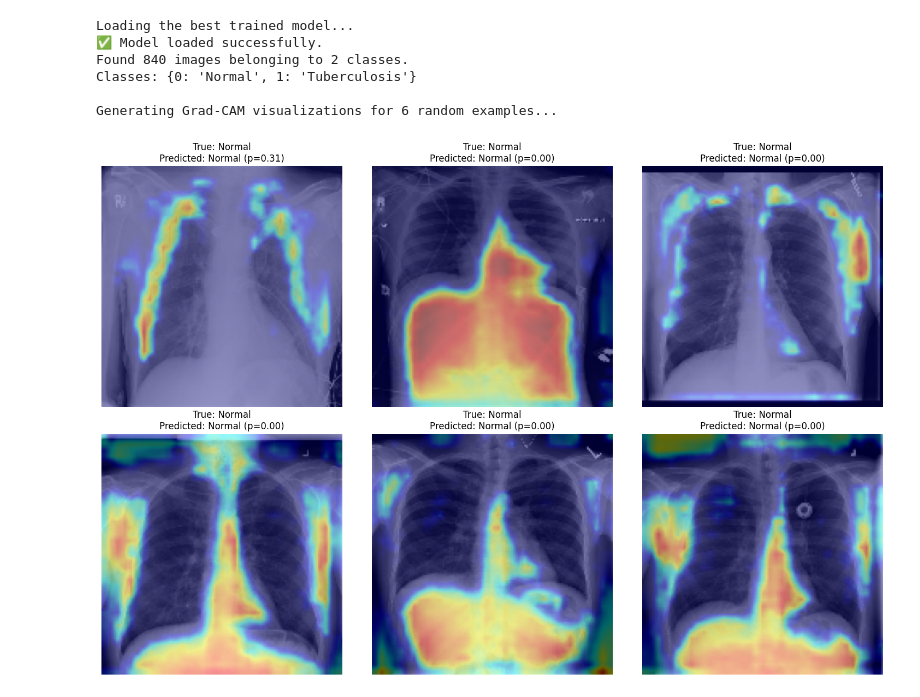
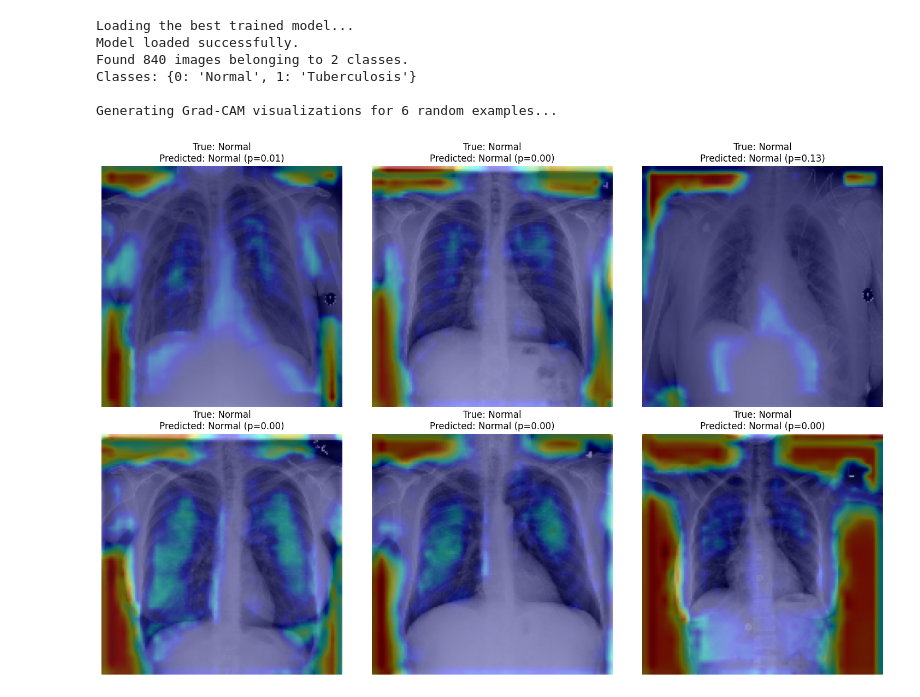
Before and after one commit to imenbenhenda/chest-xray-tuberculosis-classifier, a Jupyter notebook: notebooks/explainability_gradcam.ipynb, the cells around one changed output. Saved outputs shown, nothing was run; the diff lists cells and outputs as text; code cells hidden in the pictures.

```diff
--- a/notebooks/explainability_gradcam.ipynb
+++ b/notebooks/explainability_gradcam.ipynb
@@ -5,17 +5,25 @@
 
 # --- 1. Library Imports and Configuration ---
 import os
+import random
 import numpy as np
 import cv2
 import tensorflow as tf
+import matplotlib.pyplot as plt
 from tensorflow.keras.models import load_model
 from tensorflow.keras.preprocessing.image import ImageDataGenerator
-import matplotlib.pyplot as plt
 
-# --- 2. Load Best Model and Validation Data ---
+# --- 2. Reproducibility Setup ---
+# Fix random seeds to ensure consistent results across runs
+SEED = 42
+random.seed(SEED)
+np.random.seed(SEED)
+tf.random.set_seed(SEED)
+
+# --- 3. Load Best Model and Validation Data ---
 print("Loading the best trained model...")
 model = load_model('../model/tb_cnn_model_best.keras')
-print("✅ Model loaded successfully.")
+print("Model loaded successfully.")
 
 # Prepare a data generator to fetch validation images for visualization
 DATA_DIR = os.path.join('..', 'data', 'TB_Chest_Radiography_Database')
@@ -24,17 +32,21 @@ validation_generator = validation_datagen.flow_from_directory(
     DATA_DIR,
     subset='validation',
     target_size=(150, 150),
-    batch_size=1, # Process one image at a time
+    batch_size=1,
     class_mode='binary',
-    shuffle=True # Shuffle to get random examples each time
+    shuffle=False,
+    seed=SEED
 )
+
 # Create a mapping from class index to class name
 idx_to_class = {v: k for k, v in validation_generator.class_indices.items()}
 print(f"Classes: {idx_to_class}")
 
-# --- 3. Grad-CAM Helper Functions ---
+# --- 4. Grad-CAM Helper Functions ---
 def find_last_conv_layer(model):
-    """Finds the name of the last convolutional layer in the model."""
+    """
+    Finds the name of the last convolutional layer in the model.
+    """
     for layer in reversed(model.layers):
         if isinstance(layer, tf.keras.layers.Conv2D):
             return layer.name
@@ -42,80 +54,79 @@ def find_last_conv_layer(model):
 
 def make_gradcam_heatmap(img_array, model, last_conv_layer_name):
     """
-    Generates a Grad-CAM heatmap. This robust method manually reconstructs
-    the model graph, which works reliably with loaded Sequential models.
+    Generates a Grad-CAM heatmap using manual graph reconstruction.
+    This method works reliably with loaded Sequential models.
     """
-    # 1. Create a new model input
     inputs = tf.keras.Input(shape=img_array.shape[1:])
-
-    # 2. Manually reconstruct the graph by iterating through layers
     x = inputs
     conv_output = None
+
     for layer in model.layers:
         x = layer(x)
         if layer.name == last_conv_layer_name:
-            conv_output = x # Capture the output of the target conv layer
+            conv_output = x
 
-    # 3. Create the Grad-CAM model with the reconstructed graph
     grad_model = tf.keras.Model(inputs, [conv_output, x])
 
     with tf.GradientTape() as tape:
         conv_outputs, predictions = grad_model(img_array)
         class_channel = predictions[:, 0]
 
-    # Calculate gradients and the heatmap
     grads = tape.gradient(class_channel, conv_outputs)
     pooled_grads = tf.reduce_mean(grads, axis=(0, 1, 2))
     conv_outputs = conv_outputs[0]
     heatmap = tf.reduce_sum(tf.multiply(pooled_grads, conv_outputs), axis=-1)
-    heatmap = np.maximum(heatmap, 0) / (np.max(heatmap) + 1e-8) # Normalize
+    heatmap = np.maximum(heatmap, 0) / (np.max(heatmap) + 1e-8)
     return heatmap
 
 def overlay_heatmap(heatmap, img_bgr, alpha=0.4):
-    """Superimposes the heatmap on the original image."""
+    """
+    Superimposes the Grad-CAM heatmap on the original image.
+    """
     heatmap = cv2.resize(heatmap, (img_bgr.shape[1], img_bgr.shape[0]))
     heatmap = np.uint8(255 * heatmap)
     heatmap_color = cv2.applyColorMap(heatmap, cv2.COLORMAP_JET)
     return cv2.addWeighted(heatmap_color, alpha, img_bgr, 1 - alpha, 0)
 
-# --- 4. Generate and Display Visualizations ---
+# --- 5. Generate and Display Visualizations ---
 print("\nGenerating Grad-CAM visualizations for 6 random examples...")
 last_conv_layer_name = find_last_conv_layer(model)
 plt.figure(figsize=(15, 10))
 
 for i in range(6):
-    # Fetch a random image and its true label
+    # Fetch a validation image and its true label
     img_tensor, y_true_label = next(validation_generator)
 
     # Make a prediction
     pred_score = model.predict(img_tensor, verbose=0)[0][0]
     y_pred_label = 1 if pred_score >= 0.5 else 0
 
     # Generate Grad-CAM heatmap
     heatmap = make_gradcam_heatmap(img_tensor, model, last_conv_layer_name)
 
     # Overlay heatmap on the original image
     img_bgr = cv2.cvtColor((img_tensor[0] * 255).astype(np.uint8), cv2.COLOR_RGB2BGR)
     overlaid_img = overlay_heatmap(heatmap, img_bgr)
 
     # Convert back to RGB for displaying with matplotlib
     img_to_show = cv2.cvtColor(overlaid_img, cv2.COLOR_BGR2RGB)
 
     # Plot the result
     ax = plt.subplot(2, 3, i + 1)
     true_class = idx_to_class[int(y_true_label[0])]
     pred_class = idx_to_class[y_pred_label]
     plt.title(f"True: {true_class}\nPredicted: {pred_class} (p={pred_score:.2f})")
     plt.imshow(img_to_show)
     plt.axis('off')
 
 plt.tight_layout()
+plt.savefig("gradcam_examples.png")  # Optional: save the figure
 plt.show()
 # %% [output]
 Loading the best trained model...
-✅ Model loaded successfully.
+Model loaded successfully.
 Found 840 images belonging to 2 classes.
 Classes: {0: 'Normal', 1: 'Tuberculosis'}
 
 Generating Grad-CAM visualizations for 6 random examples...
-[figure, old version]
+[figure, new version]
```
Also changed, not shown: 4 other files.
